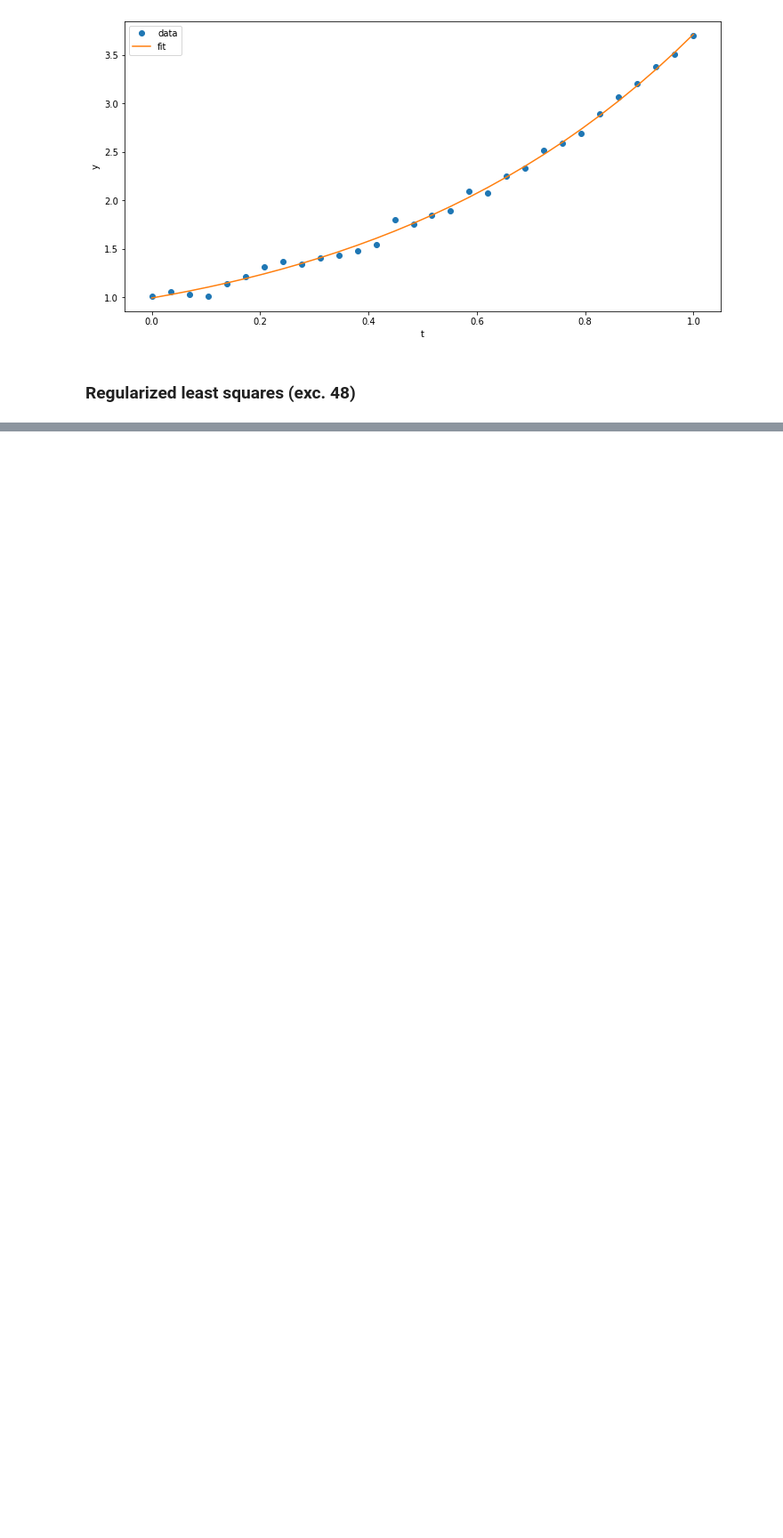
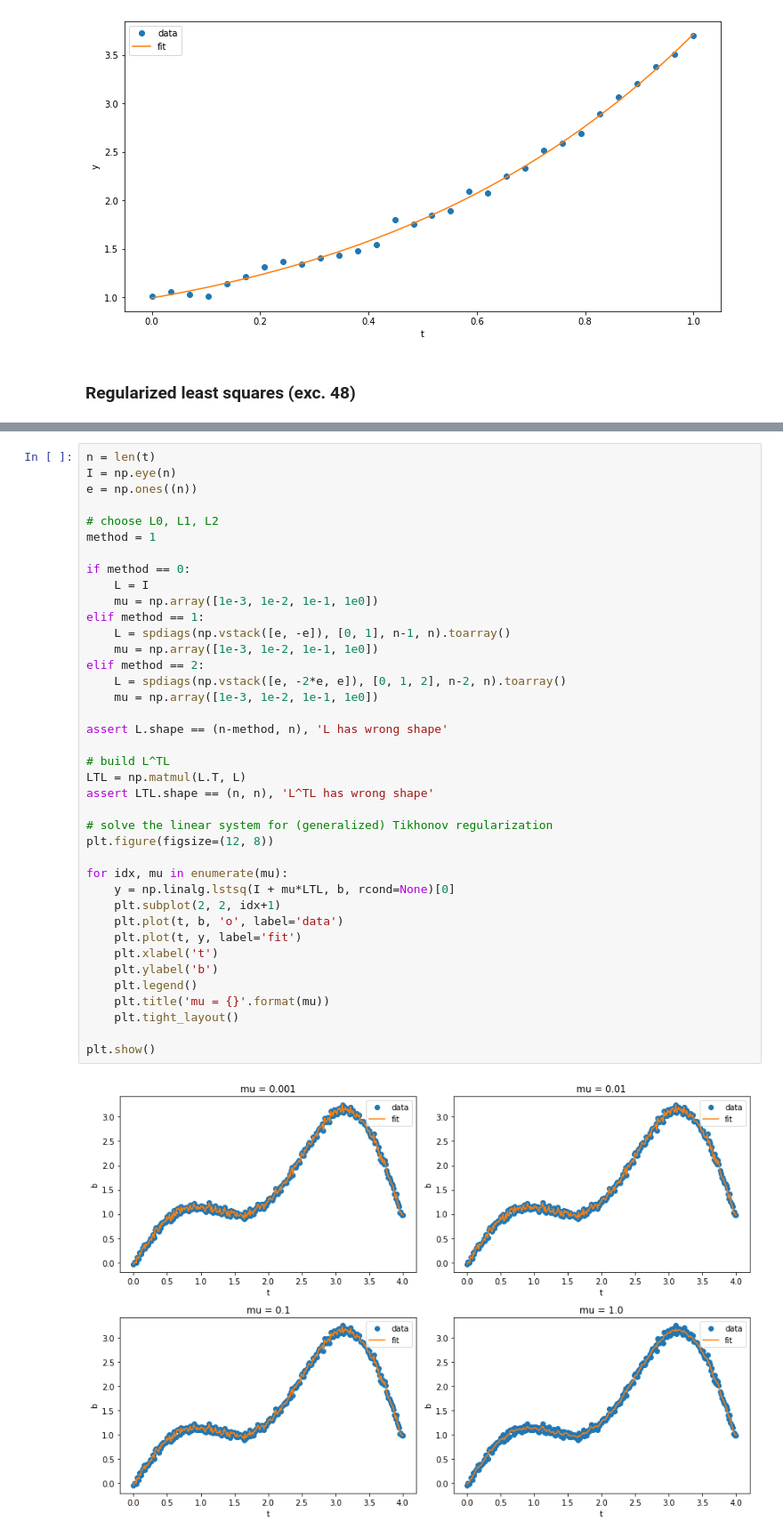
Before and after one commit to langestefan/2DME20-NLO, a Jupyter notebook: data_fitting.ipynb, the cells around one changed output, grey strips where cells are left out. Shown at 89% size. Drawn from its saved outputs; the diff is of its cells as text; blank space fills up the shorter version.

Commit message:
Finish tikhonov regularization (exc. 48)

```diff
--- a/data_fitting.ipynb
+++ b/data_fitting.ipynb
@@ -103,3 +110,44 @@ $\Rightarrow x=(I + \mu L^{\top} L)^{-1} b$
 Matrix $L$ acts as a regularizer, for $L=L_1$ it penalizes the sum of absolute differences between consecutive elements of x.
 
 $||L_1 x||^2 = \sum_{i=1}^{n-1} (x_i - x_{i+1})^2$
+# %%
+n = len(t)
+I = np.eye(n)
+e = np.ones((n))
+
+# choose L0, L1, L2
+method = 1
+
+if method == 0:
+    L = I
+    mu = np.array([1e-3, 1e-2, 1e-1, 1e0])
+elif method == 1:
+    L = spdiags(np.vstack([e, -e]), [0, 1], n-1, n).toarray()
+    mu = np.array([1e-3, 1e-2, 1e-1, 1e0])
+elif method == 2:
+    L = spdiags(np.vstack([e, -2*e, e]), [0, 1, 2], n-2, n).toarray()
+    mu = np.array([1e-3, 1e-2, 1e-1, 1e0])
+
+assert L.shape == (n-method, n), 'L has wrong shape'
+
+# build L^TL
+LTL = np.matmul(L.T, L)
+assert LTL.shape == (n, n), 'L^TL has wrong shape'
+
+# solve the linear system for (generalized) Tikhonov regularization
+plt.figure(figsize=(12, 8))
+
+for idx, mu in enumerate(mu):
+    y = np.linalg.lstsq(I + mu*LTL, b, rcond=None)[0]
+    plt.subplot(2, 2, idx+1)
+    plt.plot(t, b, 'o', label='data')
+    plt.plot(t, y, label='fit')
+    plt.xlabel('t')
+    plt.ylabel('b')
+    plt.legend()
+    plt.title('mu = {}'.format(mu))
+    plt.tight_layout()
+
+plt.show()
+# %% [output]
+[figure, added]
```
Also changed, not shown: parts of 4 cells of this notebook.
